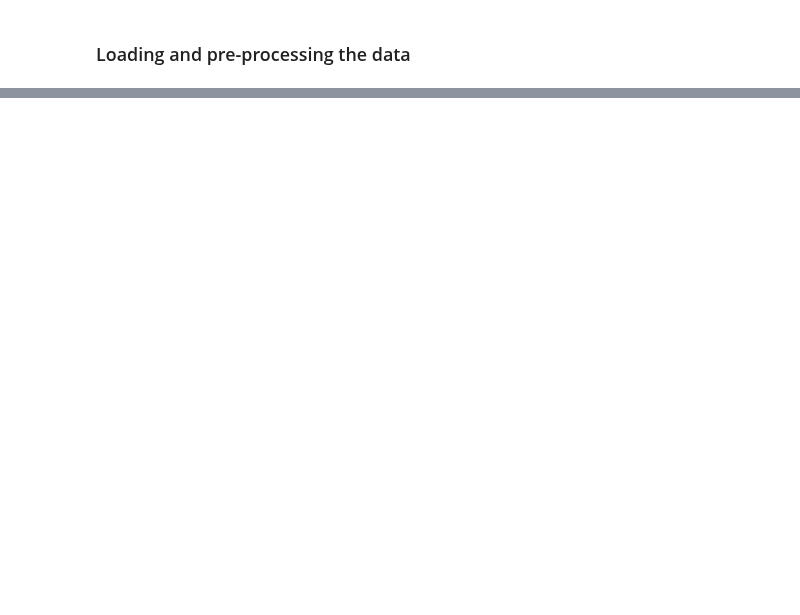
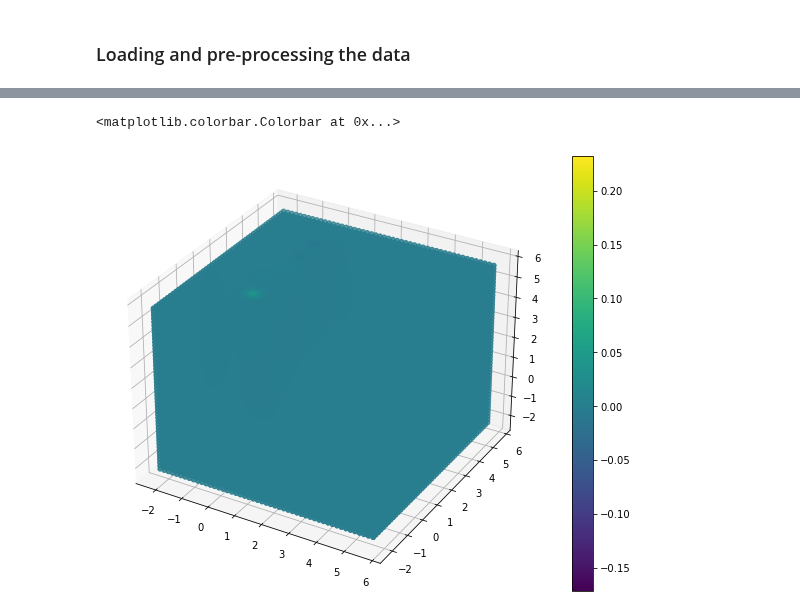
Before and after one commit to zcapjdb/UKAEAGroupProject, a Jupyter notebook: src/notebooks/GaussianProcess.ipynb, the cells around one changed output, grey strips where cells are left out. Cells and saved outputs as stored; diff of their text form; code cells hidden in the pictures; blank space fills up the shorter version.

```diff
--- a/src/notebooks/GaussianProcess.ipynb
+++ b/src/notebooks/GaussianProcess.ipynb
@@ -122,0 +143,46 @@ with torch.no_grad():
+# %%
+x_train_data = torch.tensor(x_train_data.values)[idx]
+y_train_data = torch.tensor(y_train_data.values)[idx]
+
+x_train_data = x_train_data.unsqueeze(0)
+y_train_data = y_train_data.unsqueeze(0)
+
+x_min0, x_max0 = x_train_data.min(), x_train_data.max()
+# %%
+gp = SingleTaskGP(x_train_data, y_train_data)
+mll = ExactMarginalLogLikelihood(gp.likelihood, gp)
+fit_gpytorch_model(mll);
+# %%
+# Get into evaluation (predictive posterior) mode
+gp.eval()
+gp.likelihood.eval()
+
+
+with torch.no_grad(), gpytorch.settings.fast_pred_var():
+    t0 = np.linspace(x_min0, x_max0 , 50)
+    t1 = np.linspace(x_min0, x_max0 , 50)
+    t2 = np.linspace(x_min0, x_max0 , 50)
+
+    test_x = torch.tensor(np.array(np.meshgrid(t0, t1, t2)).T.reshape(-1,3), dtype = torch.double)
+
+    observed_pred = gp.likelihood(gp(test_x))
+
+    mean = observed_pred.mean
+    variance = observed_pred.variance
+# %%
+output = mean.detach().numpy()
+out_var = variance.detach().numpy().squeeze()
+output = output.squeeze()
+# %%
+fig = plt.figure(figsize = (12,8))
+ax = fig.add_subplot(111, projection='3d')
+xs =test_x[:,0]
+ys = test_x[:,1]
+zs = test_x[:,2]
+cs = output
+ax.scatter(xs, ys, zs, c=cs)
+p = ax.scatter(xs, ys, zs, c=cs)
+fig.colorbar(p)
+# %% [output]
+<matplotlib.colorbar.Colorbar at 0x...>
+[figure, added]
```
Also changed, not shown: parts of 21 cells of this notebook.
